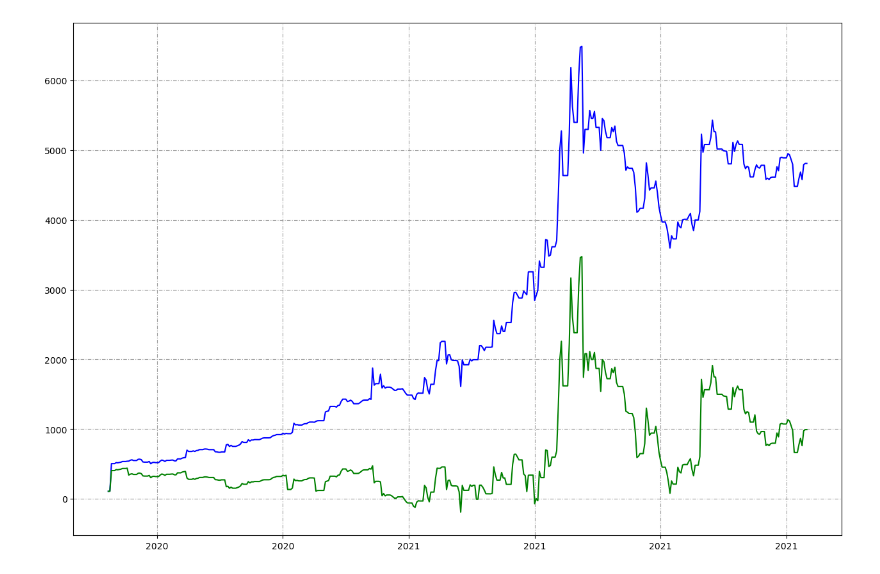
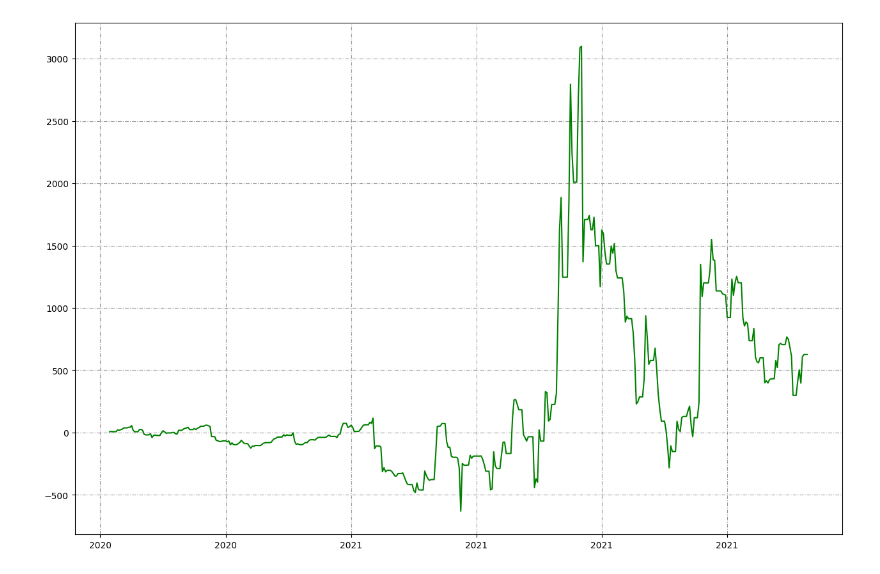
Before and after one commit to CharlieBignell/DataScience-StockMarket, a Jupyter notebook: analyse.ipynb, the cells around one changed output. Saved outputs shown, nothing was run; the diff lists cells and outputs as text; code cells hidden in the pictures.

Commit message:
Maybe fixed net gain bug? Need to double check

```diff
--- a/analyse.ipynb
+++ b/analyse.ipynb
@@ -251,3 +241,17 @@ df_dailyActivity = df_dailyActivity.rename(columns={"BUY": "Total Bought", "SELL
 df_dailyActivity['Net Income']= df_dailyActivity.sum(axis=1)
 df_dailyActivity = df_dailyActivity.round(2)
 df_dailyActivity = df_dailyActivity.reset_index()
+# %%
+# Merge dailyValue with activity
+df_dailyActivity = pd.merge(df_dailyValue, df_dailyActivity, how="outer", on="Date")
+df_dailyActivity.fillna(0, inplace=True)
+df_dailyActivity["Cum Buy"] = df_dailyActivity["Total Bought"].cumsum()
+df_dailyActivity["Cum Sell"] = df_dailyActivity["Total Sold"].cumsum()
+df_dailyActivity["Net Cum"] = df_dailyActivity["Cum Buy"]*-1 - df_dailyActivity["Cum Sell"]
+df_dailyActivity["Gains"] = df_dailyActivity["Value"] - df_dailyActivity["Net Cum"]
+
+print(getDayPortfolio(getDateFormat(26, 8, 2020)))
+print()
+print(getDayPortfolio(getDateFormat(27, 8, 2020)))
+print()
+print(getDayPortfolio(getDateFormat(28, 8, 2020)))
@@ -254,5 +276,5 @@ df_dailyActivity = df_dailyActivity.reset_index()
 # %%
-def price_plot(graph, df = df_dailyValue, c = 'green', start = df_dailyValue["Date"].min(), end = df_dailyValue["Date"].max()):
+def price_plot(graph, iDate, iValue, df = df_dailyValue, c = 'green', start = df_dailyValue["Date"].min(), end = df_dailyValue["Date"].max()):
 
     # Get the date range
     df_sub = df.loc[(df["Date"] >= start) & (df["Date"] <= end)]
@@ -261,22 +283,23 @@ def price_plot(graph, df = df_dailyValue, c = 'green', start = df_dailyValue["Da
     np_dailyValue = df_sub.to_numpy()
 
     # Define the plot line
-    graph.plot(np_dailyValue[:,0], np_dailyValue[:,1], color=c)
+    graph.plot(np_dailyValue[:,iDate], np_dailyValue[:,iValue], color=c)
 # %%
     # Defines area taken up by the plot
     fig = plt.figure(figsize=(12,8),dpi=100)
     graph = fig.add_axes([0,0,1,1])
 
     # Set max ticks on the x axis
     graph.xaxis.set_major_locator(plt.MaxNLocator(8))
 
     # Add a grid, color, dashes(5pts 1 pt dashes separated by 2pt space)
     graph.grid(True, color='0.6', dashes=(5, 2, 1, 2))
 
-    price_plot(graph, df_dailyValue, 'blue')
-    price_plot(graph, df_dailyGains, 'green')
+    # price_plot(graph, 0, 1, df_dailyValue, 'blue')
+
+    price_plot(graph, 0, 13, df_dailyActivity, 'green')
 # %% [output]
-[figure, old version]
+[figure, new version]
 # %%
 df_dailyActivity.to_csv('./outputs/dailyActivity.csv', index=False)
 df_dailyValue.to_csv('./outputs/dailyValue.csv', index=False)
```
Also changed, not shown: parts of 3 cells of this notebook.
